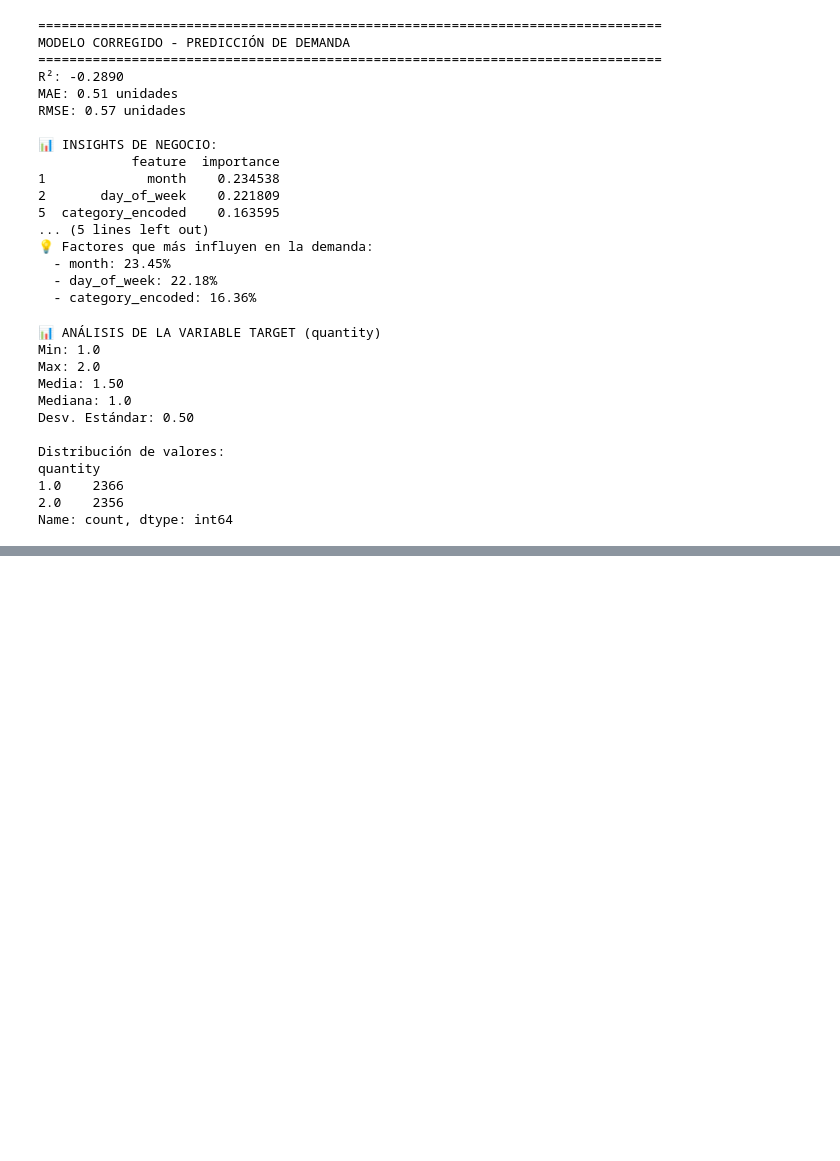
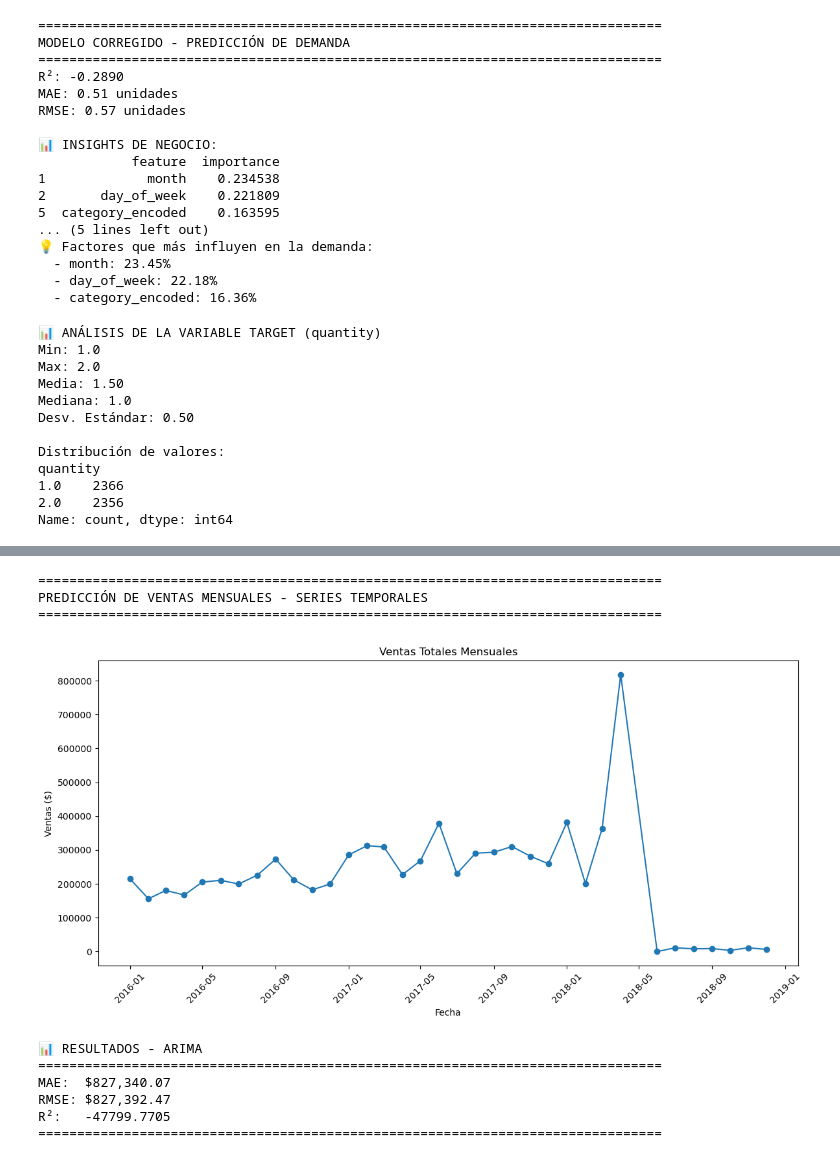
Before and after one commit to Gergash/Experimentos-y-Data-Science, a Jupyter notebook: SQL/Extraccion_datos_SQL_en_python.ipynb, the cells around one changed output, grey strips where cells are left out. Cells and saved outputs as stored; diff of their text form; code cells hidden in the pictures; blank space fills up the shorter version.

```diff
--- a/SQL/Extraccion_datos_SQL_en_python.ipynb
+++ b/SQL/Extraccion_datos_SQL_en_python.ipynb
@@ -692,0 +764,80 @@ plt.show()
+# %%
+from statsmodels.tsa.arima.model import ARIMA
+
+# Agregación mensual
+monthly_sales = df_bd_completa.groupby(df_bd_completa['order_date'].dt.to_period('M')).agg({
+    'total_sale': 'sum',
+    'quantity': 'sum',
+    'order_id': 'nunique'
+}).reset_index()
+
+monthly_sales['order_date'] = monthly_sales['order_date'].dt.to_timestamp()
+
+print("=" * 80)
+print("PREDICCIÓN DE VENTAS MENSUALES - SERIES TEMPORALES")
+print("=" * 80)
+
+# Visualizar tendencia
+plt.figure(figsize=(12, 6))
+plt.plot(monthly_sales['order_date'], monthly_sales['total_sale'], marker='o')
+plt.title('Ventas Totales Mensuales')
+plt.xlabel('Fecha')
+plt.ylabel('Ventas ($)')
+plt.xticks(rotation=45)
+plt.tight_layout()
+plt.show()
+
+# Split temporal (último 20% para test)
+train_size = int(len(monthly_sales) * 0.8)
+train = monthly_sales['total_sale'][:train_size]
+test = monthly_sales['total_sale'][train_size:]
+
+# Modelo ARIMA
+model = ARIMA(train, order=(1,1,1))
+fitted_model = model.fit()
+
+# Predicciones
+predictions = fitted_model.forecast(steps=len(test))
+
+# Métricas
+from sklearn.metrics import mean_absolute_error, mean_squared_error, r2_score
+import numpy as np
+
+mae = mean_absolute_error(test, predictions)
+rmse = np.sqrt(mean_squared_error(test, predictions))
+r2 = r2_score(test, predictions)
+
+print(f"\n📊 RESULTADOS - ARIMA")
+print("=" * 80)
+print(f"MAE:  ${mae:,.2f}")
+print(f"RMSE: ${rmse:,.2f}")
+print(f"R²:   {r2:.4f}")
+print("=" * 80)
+
+# Visualizar predicciones
+plt.figure(figsize=(12, 6))
+plt.plot(monthly_sales['order_date'][:train_size], train, label='Entrenamiento', marker='o')
+plt.plot(monthly_sales['order_date'][train_size:], test, label='Real', marker='o')
+plt.plot(monthly_sales['order_date'][train_size:], predictions, label='Predicción', marker='x', linestyle='--')
+plt.title('Predicción de Ventas Mensuales')
+plt.xlabel('Fecha')
+plt.ylabel('Ventas ($)')
+plt.legend()
+plt.xticks(rotation=45)
+plt.tight_layout()
+plt.show()
+
+print("\n💡 INSIGHTS:")
+print(f"- Venta mensual promedio: ${monthly_sales['total_sale'].mean():,.2f}")
+print(f"- Tendencia: {'Creciente' if monthly_sales['total_sale'].iloc[-6:].mean() > monthly_sales['total_sale'].iloc[:6].mean() else 'Estable'}")
+# %% [output]
+================================================================================
+PREDICCIÓN DE VENTAS MENSUALES - SERIES TEMPORALES
+================================================================================
+[figure, added]
+📊 RESULTADOS - ARIMA
+================================================================================
+MAE:  $827,340.07
+RMSE: $827,392.47
+R²:   -47799.7705
+================================================================================
```
Also changed, not shown: parts of 17 cells of this notebook.
